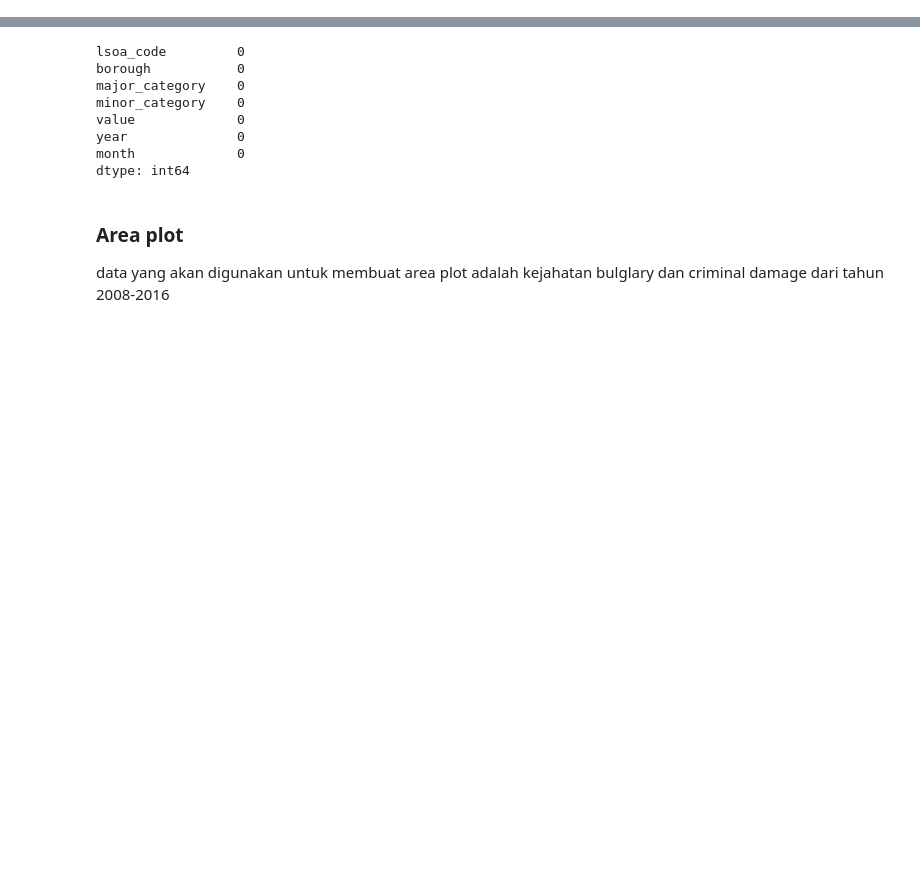
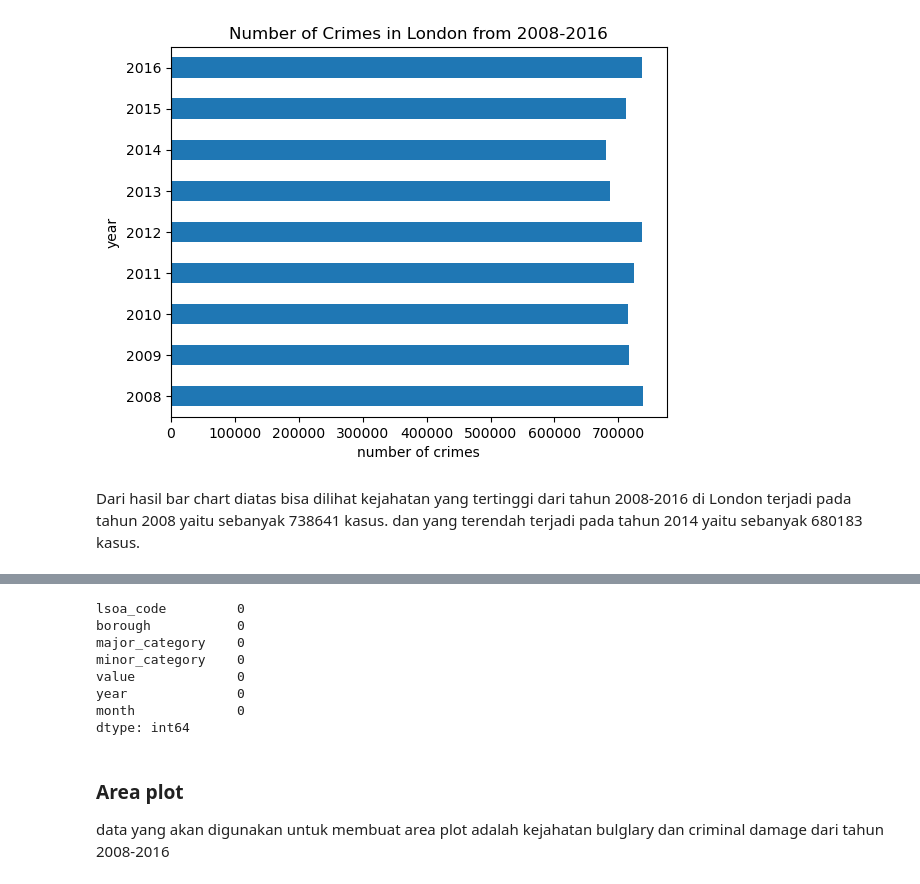
Before and after one commit to zulkarnain15/PTYN-KS-003, a Jupyter notebook: assigment_1/PYTN_Assgn_1_3_Zulkarnain.ipynb, the cells around one changed output, grey strips where cells are left out. Cells and saved outputs as stored; diff of their text form; code cells hidden in the pictures; blank space fills up the shorter version.

```diff
--- a/assigment_1/PYTN_Assgn_1_3_Zulkarnain.ipynb
+++ b/assigment_1/PYTN_Assgn_1_3_Zulkarnain.ipynb
@@ -26,0 +54,3 @@ df_london_crime.head(20)
+# %%
+crime_of_year = df_london_crime.groupby('year')['value'].sum()
+crime_of_year
@@ -26,0 +69,9 @@ df_london_crime.head(20)
+# %%
+crime_of_year.plot(kind='barh')
+plt.title('Number of Crimes in London from 2008-2016')
+plt.xlabel('number of crimes')
+plt.show()
+# %% [output]
+[figure, added]
+# %% [markdown]
+Dari hasil bar chart diatas bisa dilihat kejahatan yang tertinggi dari tahun 2008-2016 di London terjadi pada tahun 2008 yaitu sebanyak 738641 kasus. dan yang terendah terjadi pada tahun 2014 yaitu sebanyak 680183 kasus.
```
Also changed, not shown: parts of 17 cells of this notebook, 1 other file.
